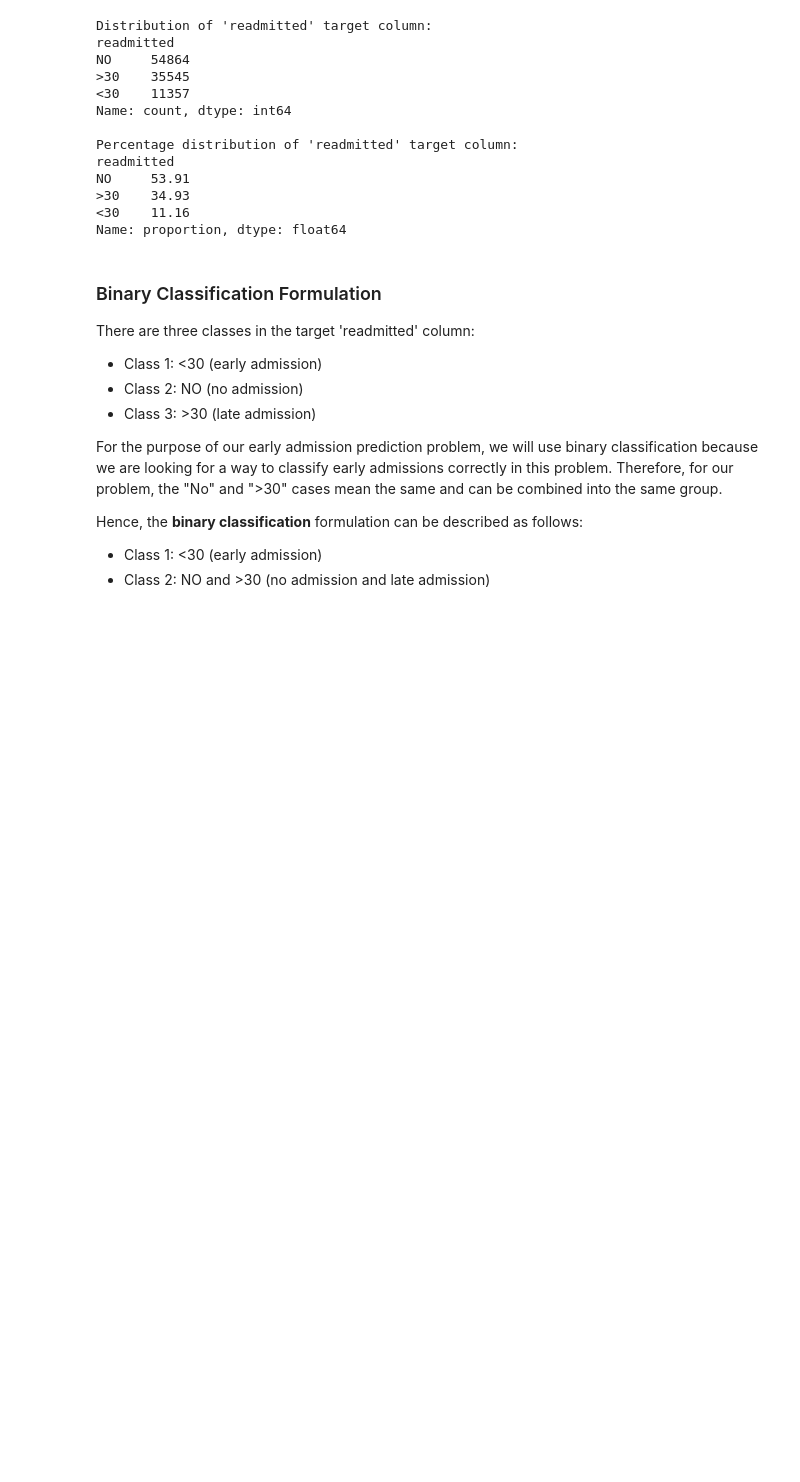
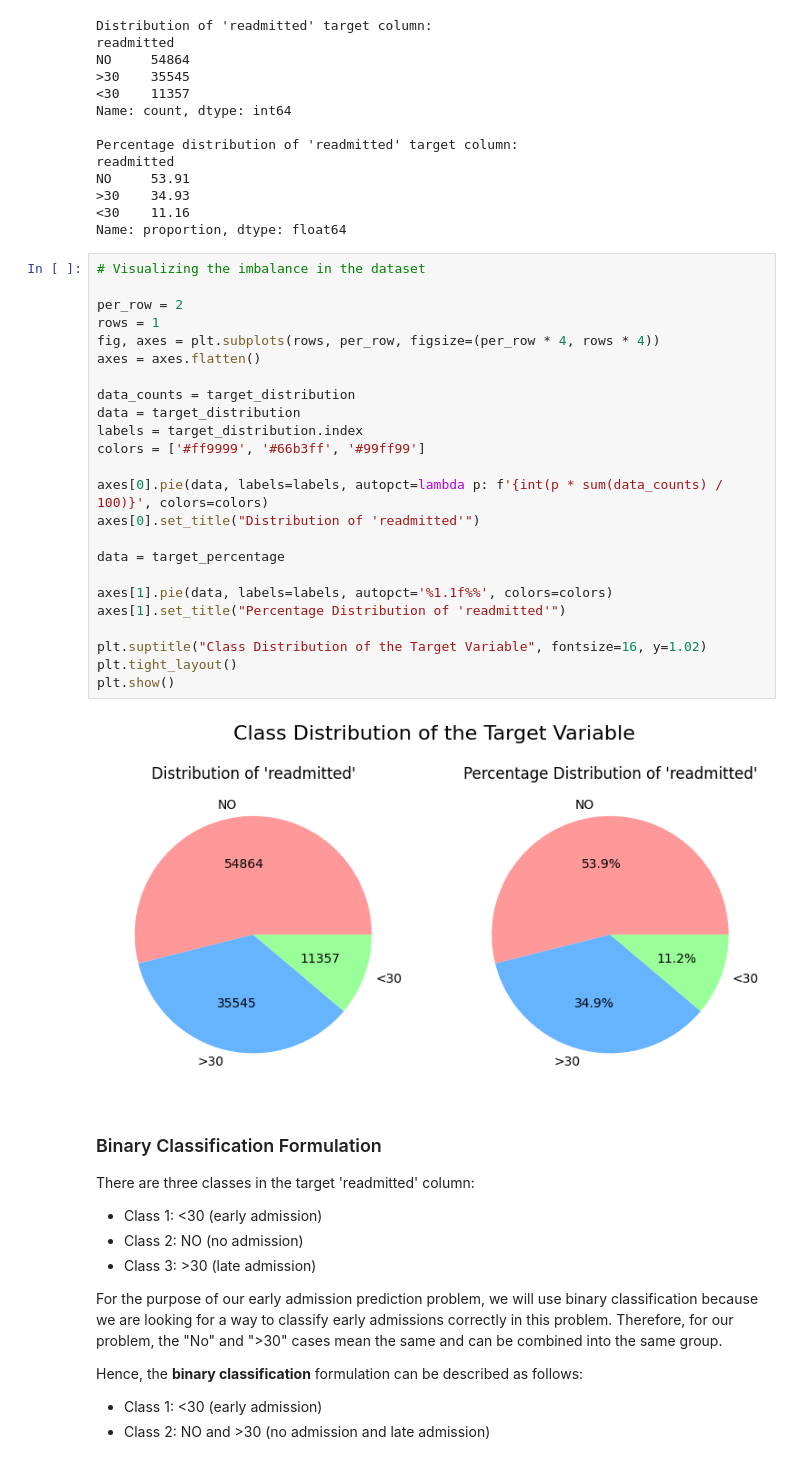
Before and after one commit to selinceydeli/ESL_Final_Project, a Jupyter notebook: effect_of_class_imbalance_code.ipynb, the cells around one changed output. Drawn from its saved outputs; the diff is of its cells as text; blank space fills up the shorter version.

Commit message:
more analysis for data exploration is added

```diff
--- a/effect_of_class_imbalance_code.ipynb
+++ b/effect_of_class_imbalance_code.ipynb
@@ -175,6 +175,32 @@ NO     53.91
 >30    34.93
 <30    11.16
 Name: proportion, dtype: float64
+# %%
+# Visualizing the imbalance in the dataset
+
+per_row = 2
+rows = 1
+fig, axes = plt.subplots(rows, per_row, figsize=(per_row * 4, rows * 4))
+axes = axes.flatten()
+
+data_counts = target_distribution
+data = target_distribution
+labels = target_distribution.index
+colors = ['#ff9999', '#66b3ff', '#99ff99']
+
+axes[0].pie(data, labels=labels, autopct=lambda p: f'{int(p * sum(data_counts) / 100)}', colors=colors)
+axes[0].set_title("Distribution of 'readmitted'")
+
+data = target_percentage
+
+axes[1].pie(data, labels=labels, autopct='%1.1f%%', colors=colors)
+axes[1].set_title("Percentage Distribution of 'readmitted'")
+
+plt.suptitle("Class Distribution of the Target Variable", fontsize=16, y=1.02)
+plt.tight_layout()
+plt.show()
+# %% [output]
+[figure, added]
 # %% [markdown]
 ### Binary Classification Formulation
 
```
Also changed, not shown: parts of 2 cells of this notebook, 3 other files.
